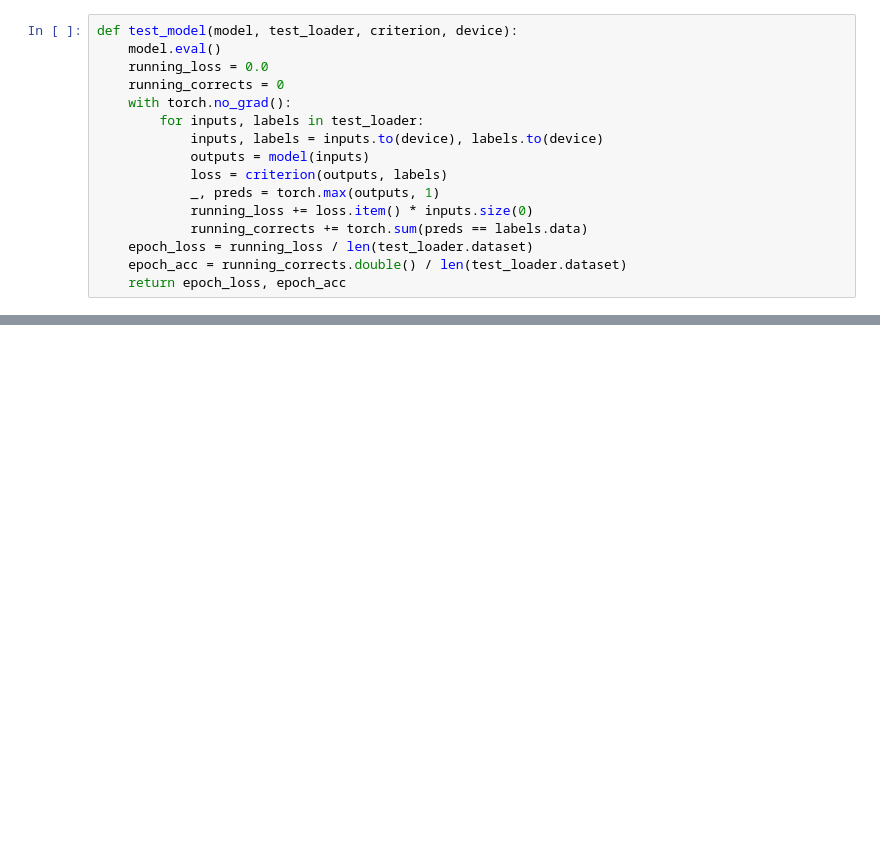
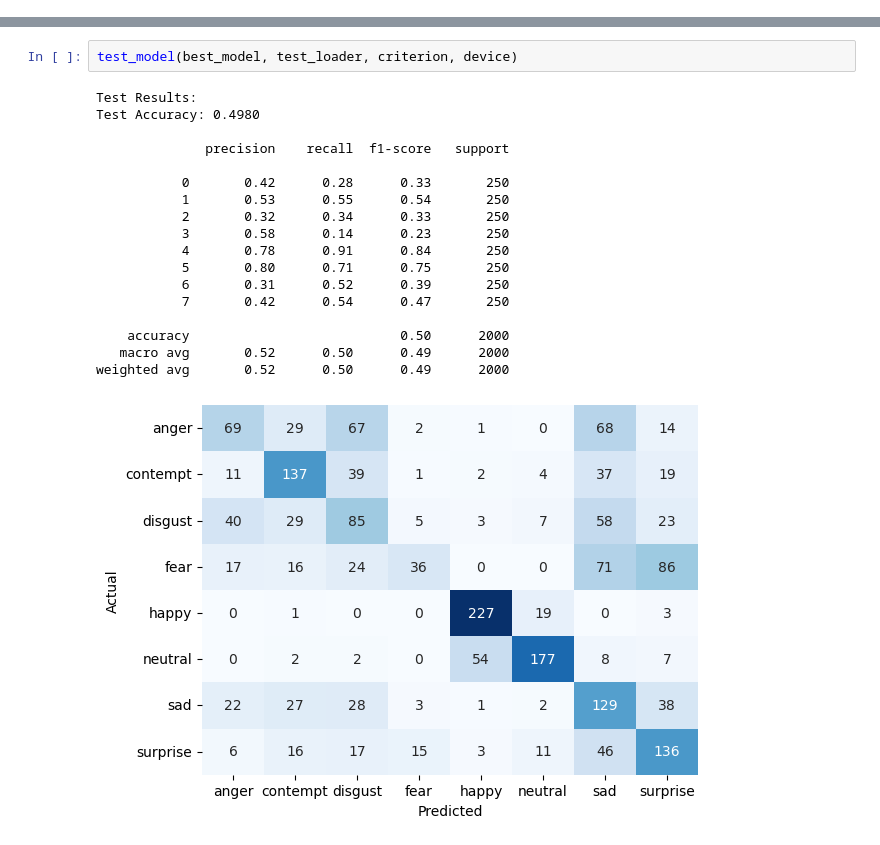
Before and after one commit to Devanshi1108/Facial-image-recognition, a Jupyter notebook: Mobilenetv2_AffectNetHQ.ipynb, the cells around one changed output, grey strips where cells are left out. Saved outputs shown, nothing was run; the diff lists cells and outputs as text; blank space fills up the shorter version.

```diff
--- a/Mobilenetv2_AffectNetHQ.ipynb
+++ b/Mobilenetv2_AffectNetHQ.ipynb
@@ -123,17 +220 @@ def train_model(model, train_loader, criterion, optimizer, device):
-# %%
-def test_model(model, test_loader, criterion, device):
-    model.eval()
-    running_loss = 0.0
-    running_corrects = 0
-    with torch.no_grad():
-        for inputs, labels in test_loader:
-            inputs, labels = inputs.to(device), labels.to(device)
-            outputs = model(inputs)
-            loss = criterion(outputs, labels)
-            _, preds = torch.max(outputs, 1)
-            running_loss += loss.item() * inputs.size(0)
-            running_corrects += torch.sum(preds == labels.data)
-    epoch_loss = running_loss / len(test_loader.dataset)
-    epoch_acc = running_corrects.double() / len(test_loader.dataset)
-    return epoch_loss, epoch_acc
 # %%
@@ -254,0 +314,21 @@ plt.show()
+# %%
+test_model(best_model, test_loader, criterion, device)
+# %% [output]
+Test Results:
+Test Accuracy: 0.4980
+
+              precision    recall  f1-score   support
+
+           0       0.42      0.28      0.33       250
+           1       0.53      0.55      0.54       250
+           2       0.32      0.34      0.33       250
+           3       0.58      0.14      0.23       250
+           4       0.78      0.91      0.84       250
+           5       0.80      0.71      0.75       250
+           6       0.31      0.52      0.39       250
+           7       0.42      0.54      0.47       250
+
+    accuracy                           0.50      2000
+   macro avg       0.52      0.50      0.49      2000
+weighted avg       0.52      0.50      0.49      2000
+[figure, added]
```
Also changed, not shown: parts of 23 cells of this notebook, 2 other files.
